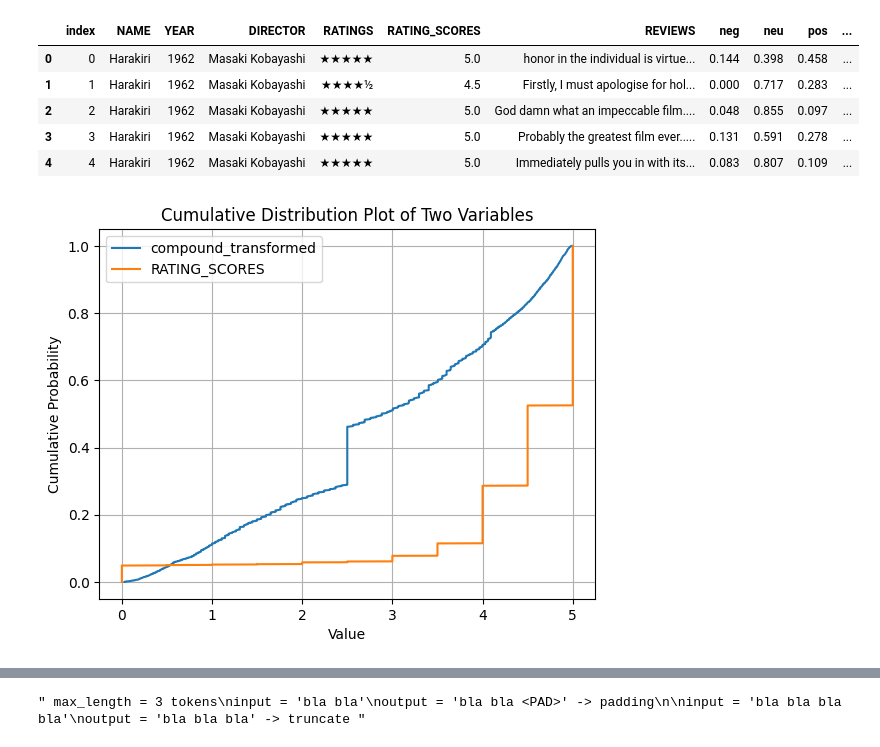
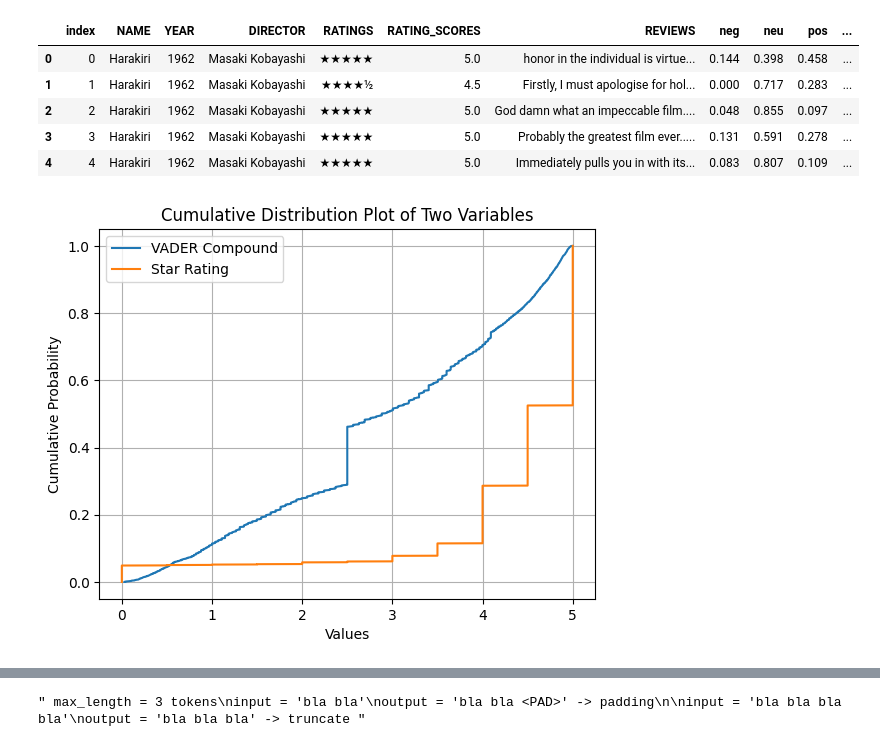
Before and after one commit to anycarolinys/projeto_NLP, a Jupyter notebook: NLP.ipynb, the cells around one changed output, grey strips where cells are left out. Saved outputs shown, nothing was run; the diff lists cells and outputs as text; code cells hidden in the pictures.

Commit message:
Fixing plots

```diff
--- a/NLP.ipynb
+++ b/NLP.ipynb
@@ -329,28 +329,19 @@ vaders.head()
 # %%
 # Calculate cumulative distribution function (CDF) for each variable
 cdf_variable1 = np.sort(vaders['compound_transformed'])
 cdf_variable2 = np.sort(vaders['RATING_SCORES'])
 y_variable1 = np.arange(1, len(cdf_variable1) + 1) / len(cdf_variable1)
 y_variable2 = np.arange(1, len(cdf_variable2) + 1) / len(cdf_variable2)
 # Plot the CDFs
-plt.plot(cdf_variable1, y_variable1, label='compound_transformed')
-plt.plot(cdf_variable2, y_variable2, label='RATING_SCORES')
+plt.plot(cdf_variable1, y_variable1, label='VADER Compound')
+plt.plot(cdf_variable2, y_variable2, label='Star Rating')
 # Add labels and legend
-plt.xlabel('Value')
+plt.xlabel('Values')
 plt.ylabel('Cumulative Probability')
 plt.title('Cumulative Distribution Plot of Two Variables')
 plt.legend()
 # Show the plot
 plt.grid(True)
 plt.show()
-
-#####
-# 0, 1, 1, 2, 3, 4, 5, 5
-
-# total = 8 amostras
-# ate 0 estrelas = 1 pessoa = 1/8 = 12,5%
-# at'e 1 estrela = 3 pessoas = 3/8 =37,5%
-# ate 2 estrelas = 4 pessoas = 50%
-# ate 3 estrelas = 5 pessoas = ....
 # %% [output]
-[figure, old version]
+[figure, new version]
```
Also changed, not shown: parts of 19 cells of this notebook.
